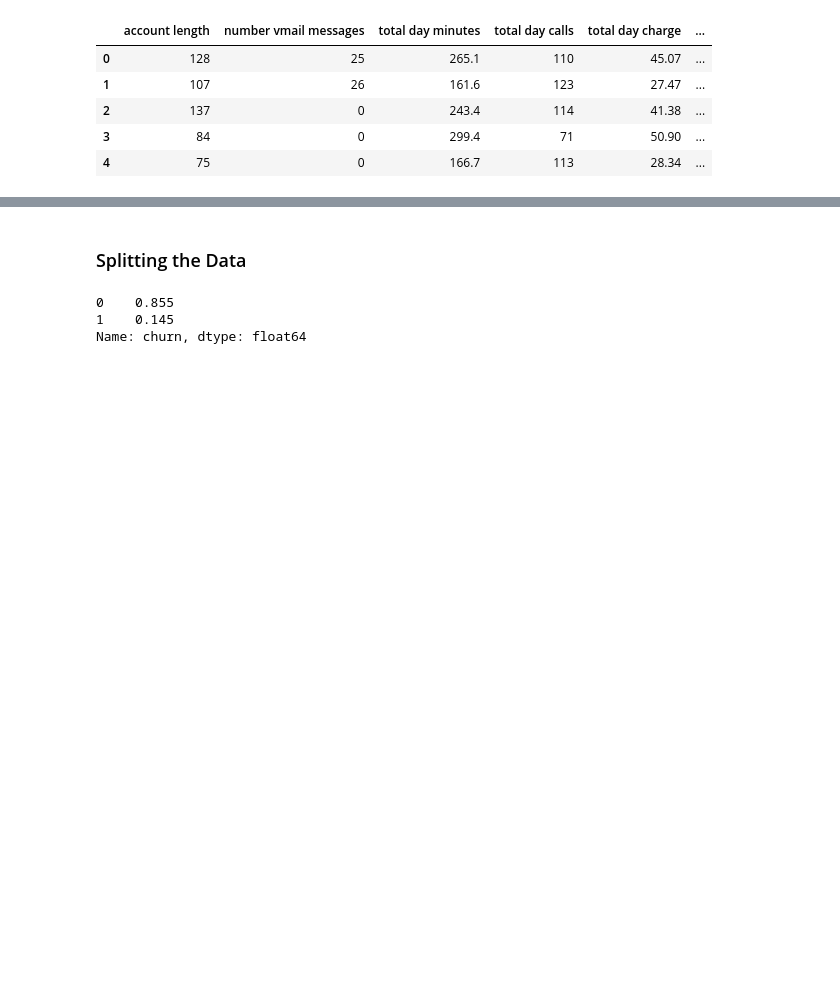
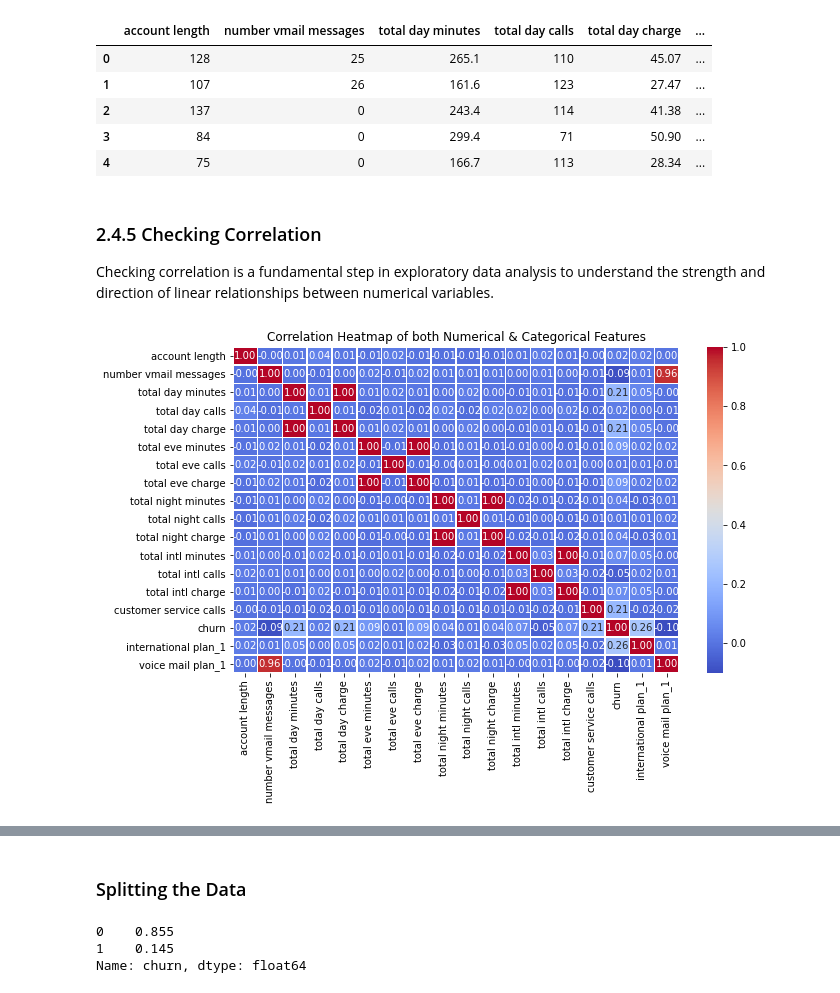
Before and after one commit to Murugi001/Phase-3-Project, a Jupyter notebook: index.ipynb, the cells around one changed output, grey strips where cells are left out. Drawn from its saved outputs; the diff is of its cells as text; code cells hidden in the pictures; blank space fills up the shorter version.

```diff
--- a/index.ipynb
+++ b/index.ipynb
@@ -212,3 +198,15 @@ df_enconded.head()
 | 2 | 137 | 0 | 243.4 | 114 | 41.38 | ... |
 | 3 | 84 | 0 | 299.4 | 71 | 50.90 | ... |
 | 4 | 75 | 0 | 166.7 | 113 | 28.34 | ... |
+# %% [markdown]
+### 2.4.5 Checking Correlation
+
+Checking correlation is a fundamental step in exploratory data analysis to understand the strength and direction of linear relationships between numerical variables.
+# %%
+# correlation between  churn and other features
+plt.figure(figsize=(10, 6))
+sns.heatmap(df_enconded.corr(), annot=True, cmap='coolwarm', fmt='.2f', linewidths=0.5)
+plt.title('Correlation Heatmap of both Numerical & Categorical Features')
+plt.show()
+# %% [output]
+[figure, added]
```
Also changed, not shown: parts of 29 cells of this notebook.
